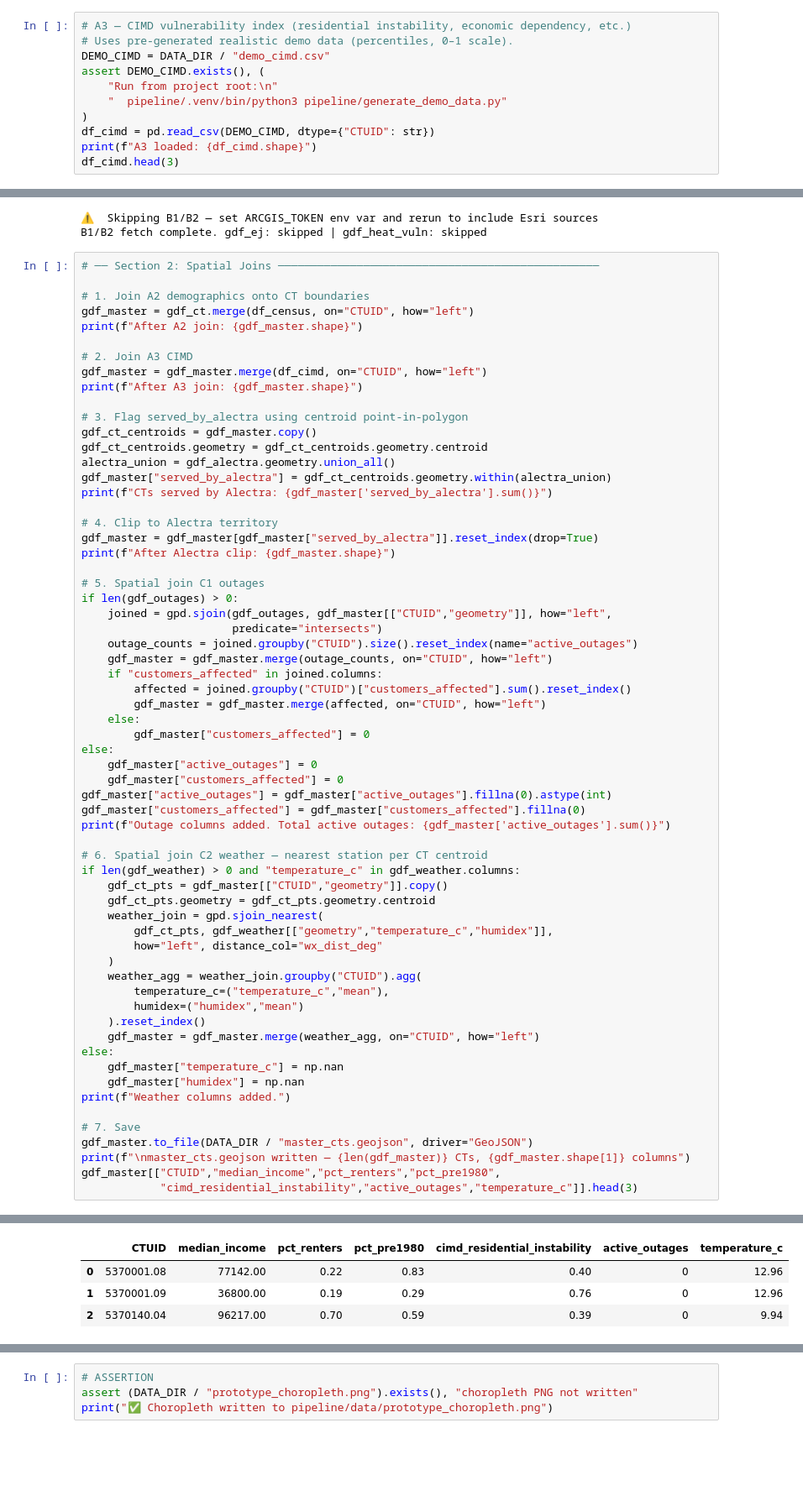
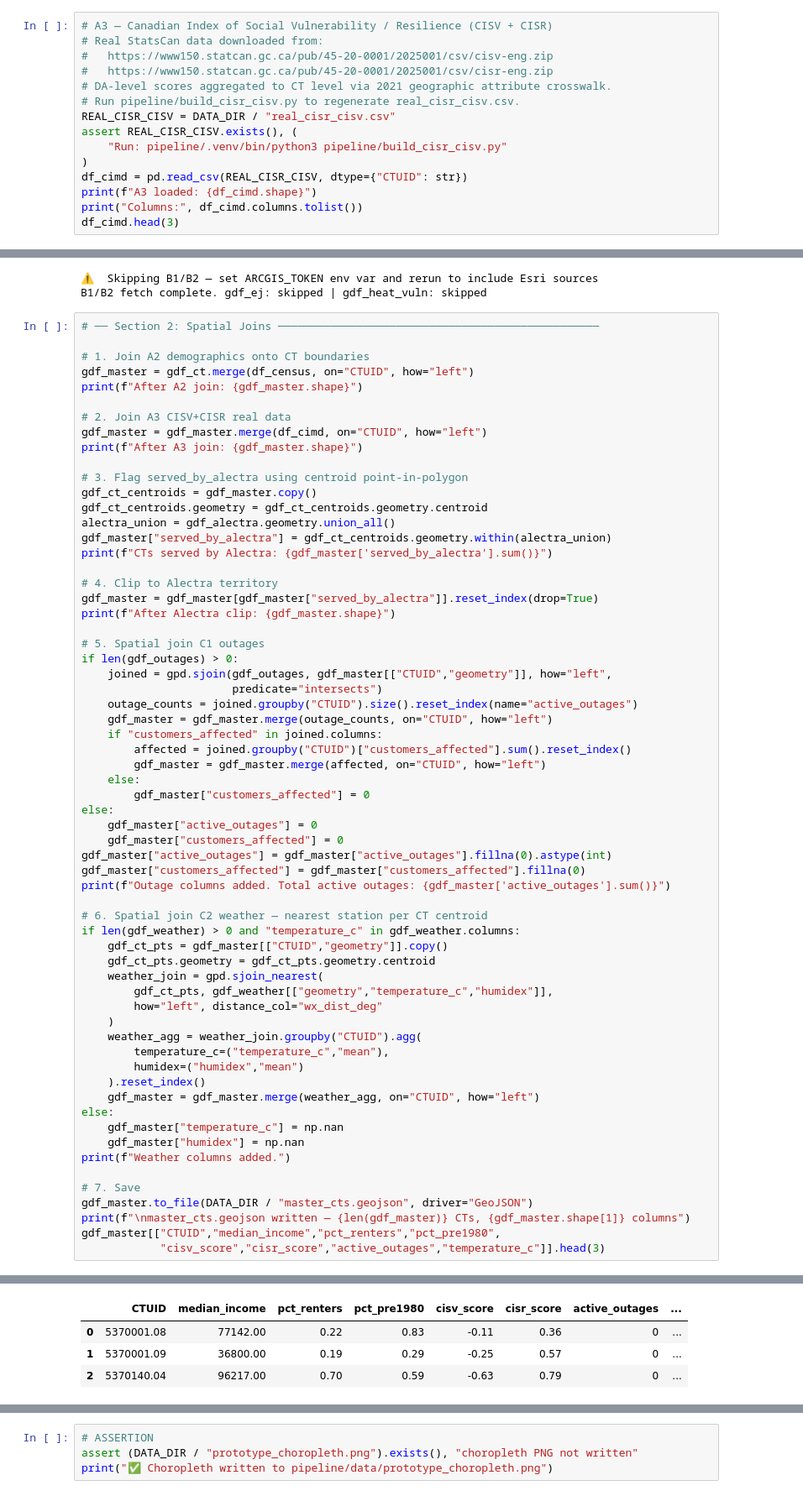
Before and after one commit to Davedat-110105/project_threshold, a Jupyter notebook: pipeline/EDA.ipynb, the cells around one changed output, grey strips where cells are left out. Shown at 84% size. Saved outputs shown, nothing was run; the diff lists cells and outputs as text; blank space fills up the shorter version.

```diff
--- a/pipeline/EDA.ipynb
+++ b/pipeline/EDA.ipynb
@@ -139,14 +140,18 @@ min         18000.00         0.01         0.00
 75%        104008.25         0.38         0.47
 max        169599.00         0.95         1.00
 # %%
-# A3 — CIMD vulnerability index (residential instability, economic dependency, etc.)
-# Uses pre-generated realistic demo data (percentiles, 0–1 scale).
-DEMO_CIMD = DATA_DIR / "demo_cimd.csv"
-assert DEMO_CIMD.exists(), (
-    "Run from project root:\n"
-    "  pipeline/.venv/bin/python3 pipeline/generate_demo_data.py"
+# A3 — Canadian Index of Social Vulnerability / Resilience (CISV + CISR)
+# Real StatsCan data downloaded from:
+#   https://www150.statcan.gc.ca/pub/45-20-0001/2025001/csv/cisv-eng.zip
+#   https://www150.statcan.gc.ca/pub/45-20-0001/2025001/csv/cisr-eng.zip
+# DA-level scores aggregated to CT level via 2021 geographic attribute crosswalk.
+# Run pipeline/build_cisr_cisv.py to regenerate real_cisr_cisv.csv.
+REAL_CISR_CISV = DATA_DIR / "real_cisr_cisv.csv"
+assert REAL_CISR_CISV.exists(), (
+    "Run: pipeline/.venv/bin/python3 pipeline/build_cisr_cisv.py"
 )
-df_cimd = pd.read_csv(DEMO_CIMD, dtype={"CTUID": str})
+df_cimd = pd.read_csv(REAL_CISR_CISV, dtype={"CTUID": str})
 print(f"A3 loaded: {df_cimd.shape}")
+print("Columns:", df_cimd.columns.tolist())
 df_cimd.head(3)
 # %% [output]
@@ -420,7 +419,7 @@ B1/B2 fetch complete. gdf_ej: skipped | gdf_heat_vuln: skipped
 gdf_master = gdf_ct.merge(df_census, on="CTUID", how="left")
 print(f"After A2 join: {gdf_master.shape}")
 
-# 2. Join A3 CIMD
+# 2. Join A3 CISV+CISR real data
 gdf_master = gdf_master.merge(df_cimd, on="CTUID", how="left")
 print(f"After A3 join: {gdf_master.shape}")
 
@@ -475,6 +474,6 @@ print(f"Weather columns added.")
 gdf_master.to_file(DATA_DIR / "master_cts.geojson", driver="GeoJSON")
 print(f"\nmaster_cts.geojson written — {len(gdf_master)} CTs, {gdf_master.shape[1]} columns")
 gdf_master[["CTUID","median_income","pct_renters","pct_pre1980",
-            "cimd_residential_instability","active_outages","temperature_c"]].head(3)
+            "cisv_score","cisr_score","active_outages","temperature_c"]].head(3)
 # %% [output]
 After A2 join: (1432, 11)
@@ -488,7 +487,7 @@ master_cts.geojson written — 569 CTs, 20 columns
-|  | CTUID | median_income | pct_renters | pct_pre1980 | cimd_residential_instability | active_outages | temperature_c |
-| 0 | 5370001.08 | 77142.00 | 0.22 | 0.83 | 0.40 | 0 | 12.96 |
-| 1 | 5370001.09 | 36800.00 | 0.19 | 0.29 | 0.76 | 0 | 12.96 |
-| 2 | 5370140.04 | 96217.00 | 0.70 | 0.59 | 0.39 | 0 | 9.94 |
+|  | CTUID | median_income | pct_renters | pct_pre1980 | cisv_score | cisr_score | active_outages | ... |
+| 0 | 5370001.08 | 77142.00 | 0.22 | 0.83 | -0.11 | 0.36 | 0 | ... |
+| 1 | 5370001.09 | 36800.00 | 0.19 | 0.29 | -0.25 | 0.57 | 0 | ... |
+| 2 | 5370140.04 | 96217.00 | 0.70 | 0.59 | -0.63 | 0.79 | 0 | ... |
 # %%
 # ASSERTION
 assert "gdf_master" in dir(), "gdf_master not defined"
```
Also changed, not shown: parts of 9 cells of this notebook, 7 other files.
